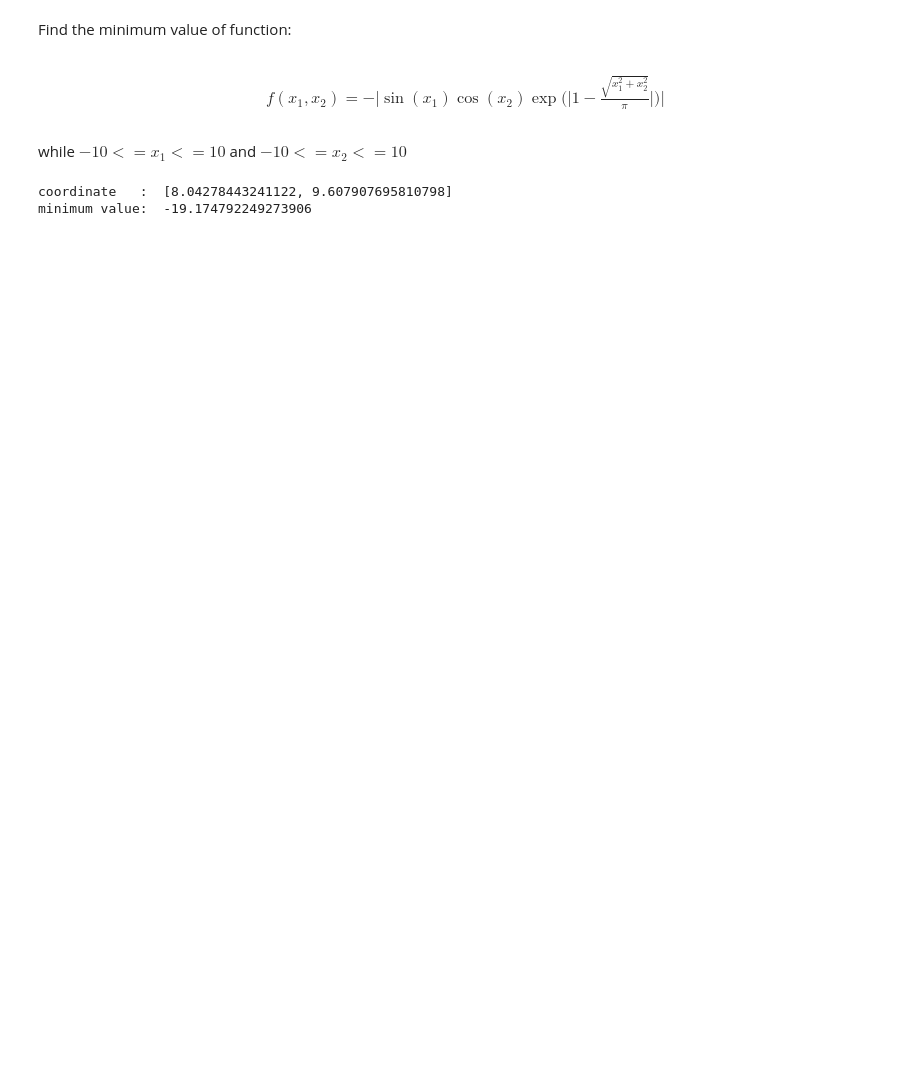
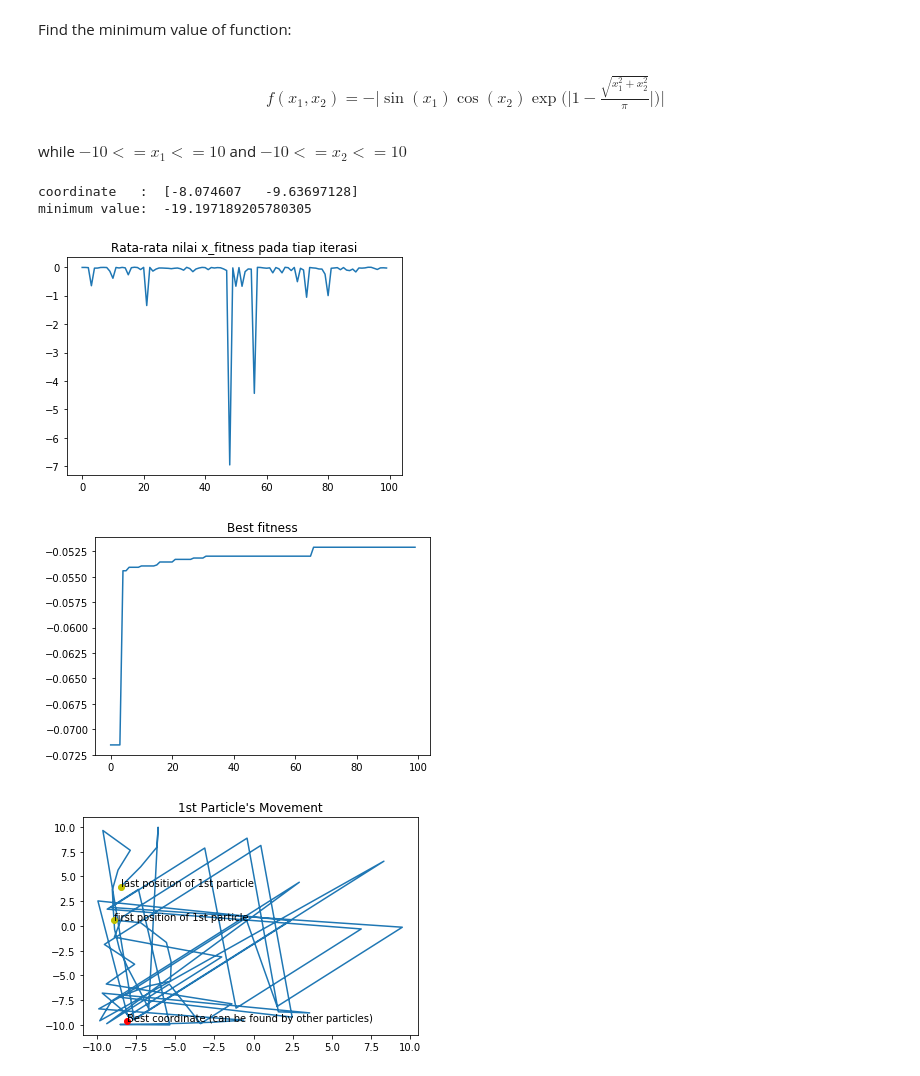
Before and after one commit to fahmisalman/AI-Python, a Jupyter notebook: ParticleSwarmOptimization/PSO_Minimum value of a function.ipynb, the cells around one changed output. Saved outputs shown, nothing was run; the diff lists cells and outputs as text; code cells hidden in the pictures; blank space fills up the shorter version.

```diff
--- a/ParticleSwarmOptimization/PSO_Minimum value of a function.ipynb
+++ b/ParticleSwarmOptimization/PSO_Minimum value of a function.ipynb
@@ -46,38 +47,76 @@ V = []
 x_fitness = []
 p_fitness = []
 VMax = 2
 phi_cognition = 0.5
 phi_social = 0.3
+mean_xfitness_history = []
+first_particle_best_history = []
+history_mean_pfitness = []
+history_1st_particle_movements = []
 
 n_partikel = 20
 for i in range(n_partikel):
     X.append(init())
     P.append(X[-1][:])
     V.append([random.uniform(-VMax,VMax),random.uniform(-VMax,VMax)])
     x_fitness.append([fitness(X[-1][0],X[-1][1]),i])
     p_fitness.append(x_fitness[-1][:])
 
 for iterasi in range (100): #change soon
+    history_1st_particle_movements.append(X[0]) #plot
+    mean_xfitness_history.append(sum(fit[0] for fit in x_fitness)/len(x_fitness)) #plot
+
     for partikel in range (n_partikel):
         x_fitness[partikel][0] = fitness(X[partikel][0],X[partikel][1])
         if (x_fitness[partikel] > p_fitness[partikel]):
             P[partikel] = X[partikel][:]
             p_fitness[partikel] = x_fitness[partikel][:]
     gbest = P[max(p_fitness)[1]]
+    history_mean_pfitness.append(fitness(gbest[0],gbest[1])) #plot
+#     first_particle_best_history.append(gbest)
     for partikel in range (n_partikel):
         V[partikel] = velocity(V[partikel],phi_cognition,phi_social,P[partikel],X[partikel],gbest,VMax)
         X[partikel] = np.add(X[partikel],V[partikel])
         for i in range(len(X[partikel])):
             while X[partikel][i] > 10 or X[partikel][i] < -10:
                 X[partikel][i] = random.uniform(-10,10)
-#     for i in range (len(X)):
-#         print (X[i] , 1/x_fitness[i][0])
-#     print ("")
+
+
+
 print('coordinate   : ',gbest)
 print('minimum value: ',f(gbest[0],gbest[1]))
+plt.plot(mean_history)
+plt.title("Rata-rata nilai x_fitness pada tiap iterasi")
+plt.show()
+plt.plot (history_mean_pfitness)
+plt.title("Best fitness")
+plt.show()
+
+plt.plot([x[0] for x in history_1st_particle_movements],
+         [x[1] for x in history_1st_particle_movements])
+
+plt.plot(history_1st_particle_movements[0][0],
+         history_1st_particle_movements[0][1],
+         'yo')
+plt.annotate("first position of 1st particle",
+             xy = (history_1st_particle_movements[0][0],history_1st_particle_movements[0][1]))
+plt.plot(history_1st_particle_movements[-1][0],
+         history_1st_particle_movements[-1][1],
+         'yo')
+plt.annotate("last position of 1st particle",
+             xy = (history_1st_particle_movements[-1][0],history_1st_particle_movements[-1][1]))
+plt.plot(gbest[0],
+         gbest[1],
+         'ro')
+plt.annotate('Best coordinate (can be found by other particles)',xy=(gbest[0],gbest[1]))
+plt.title("1st Particle's Movement")
+plt.show()
 # %% [output]
-coordinate   :  [8.04278443241122, 9.607907695810798]
-minimum value:  -19.174792249273906
+coordinate   :  [-8.074607   -9.63697128]
+minimum value:  -19.197189205780305
+[figure, added]
+[figure, added]
+[figure, added]
 # %%
 X
 # %% [output]
```
Also changed, not shown: parts of 6 cells of this notebook.
